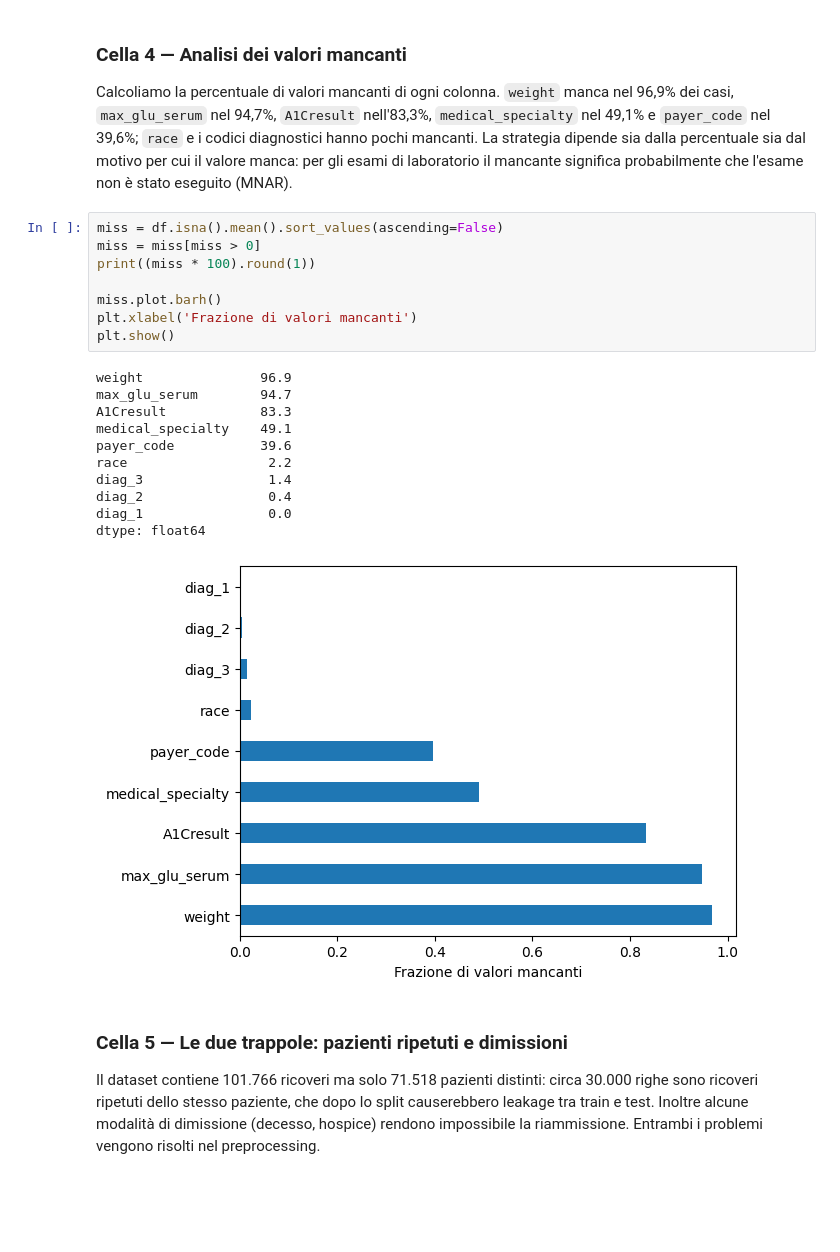
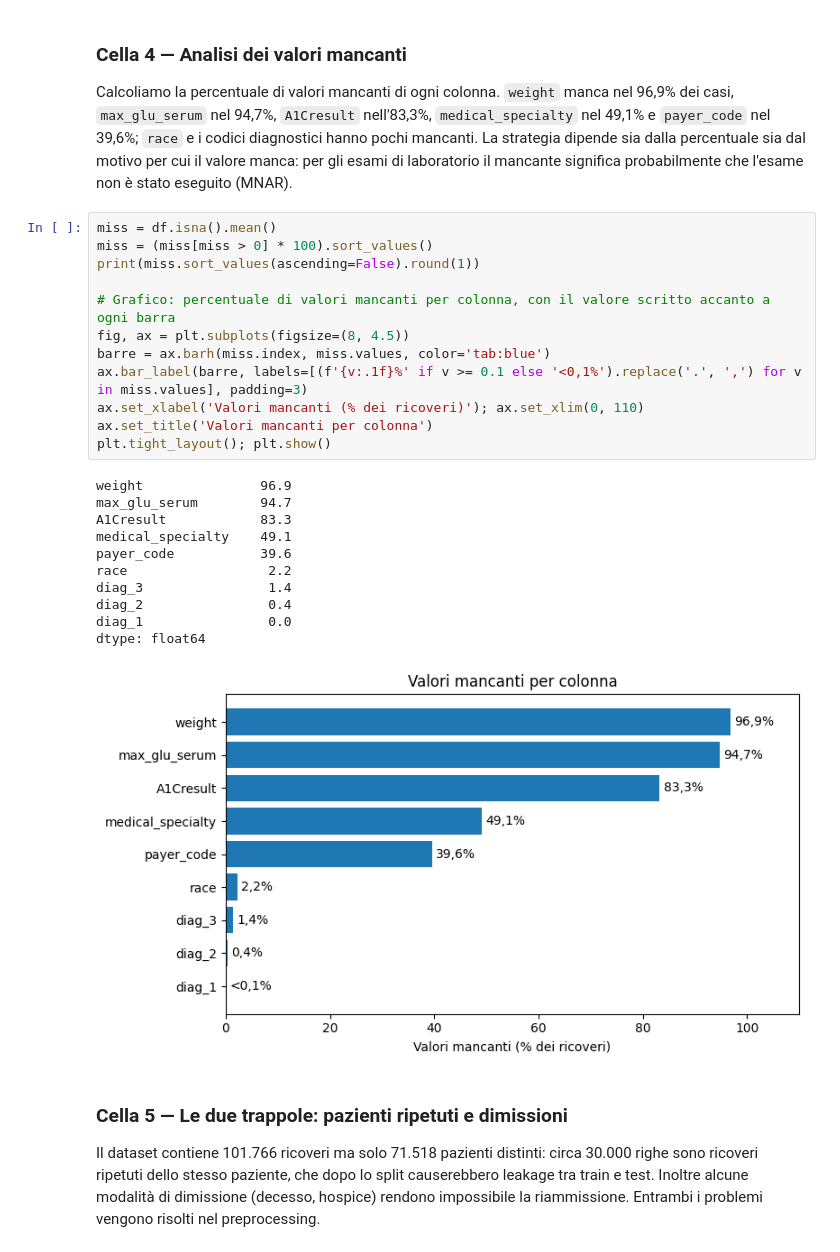
Before and after one commit to dariojuri/Progetto_ML, a Jupyter notebook: ProgettoML.ipynb, the cells around one changed output. Cells and saved outputs as stored; diff of their text form; blank space fills up the shorter version.

```diff
--- a/ProgettoML.ipynb
+++ b/ProgettoML.ipynb
@@ -102,26 +120,30 @@ Positivi: 0.112
 ### Cella 4 — Analisi dei valori mancanti
 
 Calcoliamo la percentuale di valori mancanti di ogni colonna. `weight` manca nel 96,9% dei casi, `max_glu_serum` nel 94,7%, `A1Cresult` nell'83,3%, `medical_specialty` nel 49,1% e `payer_code` nel 39,6%; `race` e i codici diagnostici hanno pochi mancanti. La strategia dipende sia dalla percentuale sia dal motivo per cui il valore manca: per gli esami di laboratorio il mancante significa probabilmente che l'esame non è stato eseguito (MNAR).
-# %%
-miss = df.isna().mean().sort_values(ascending=False)
-miss = miss[miss > 0]
-print((miss * 100).round(1))
-
-miss.plot.barh()
-plt.xlabel('Frazione di valori mancanti')
-plt.show()
-# %% [output]
-weight               96.9
-max_glu_serum        94.7
-A1Cresult            83.3
-medical_specialty    49.1
-payer_code           39.6
-race                  2.2
-diag_3                1.4
-diag_2                0.4
-diag_1                0.0
-dtype: float64
-[figure, removed]
+# %%
+miss = df.isna().mean()
+miss = (miss[miss > 0] * 100).sort_values()
+print(miss.sort_values(ascending=False).round(1))
+
+# Grafico: percentuale di valori mancanti per colonna, con il valore scritto accanto a ogni barra
+fig, ax = plt.subplots(figsize=(8, 4.5))
+barre = ax.barh(miss.index, miss.values, color='tab:blue')
+ax.bar_label(barre, labels=[(f'{v:.1f}%' if v >= 0.1 else '<0,1%').replace('.', ',') for v in miss.values], padding=3)
+ax.set_xlabel('Valori mancanti (% dei ricoveri)'); ax.set_xlim(0, 110)
+ax.set_title('Valori mancanti per colonna')
+plt.tight_layout(); plt.show()
+# %% [output]
+weight               96.9
+max_glu_serum        94.7
+A1Cresult            83.3
+medical_specialty    49.1
+payer_code           39.6
+race                  2.2
+diag_3                1.4
+diag_2                0.4
+diag_1                0.0
+dtype: float64
+[figure, added]
 # %% [markdown]
 ### Cella 5 — Le due trappole: pazienti ripetuti e dimissioni
 
```
Also changed, not shown: parts of 5 cells of this notebook.
